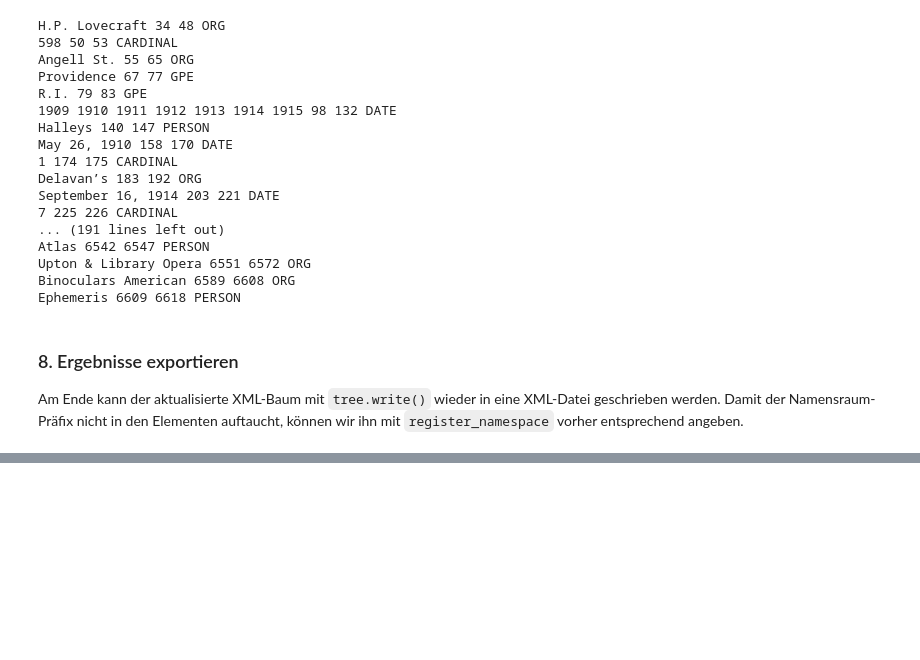
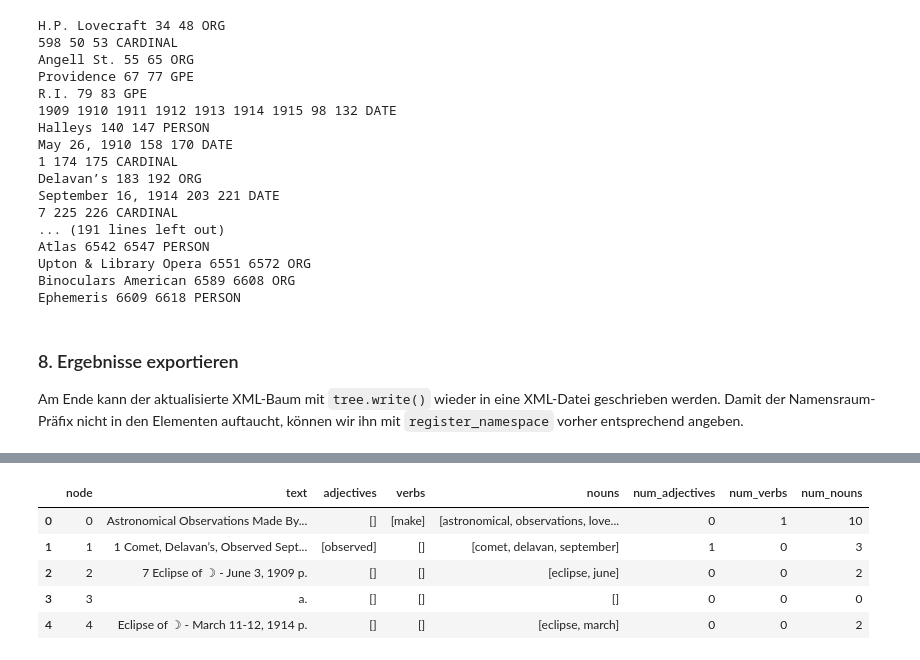
Before and after one commit to BibWiss/notebooks, a Jupyter notebook: ner4xml/ner4xml.ipynb, the cells around one changed output, grey strips where cells are left out. Drawn from its saved outputs; the diff is of its cells as text; code cells hidden in the pictures; blank space fills up the shorter version.

```diff
--- a/ner4xml/ner4xml.ipynb
+++ b/ner4xml/ner4xml.ipynb
@@ -249,0 +267,12 @@ tree.write('data/output.xml', xml_declaration=True, encoding='utf-8', method='xm
+# %%
+# Alles aus textfile → zu DataFrame → komplett anzeigen (scrollbar)
+
+# Sätze splitten und in DataFrame-Variable umwandeln
+sentences = [s.strip() for s in re.split(r'(?<!\w\.\w.)(?<![A-Z][a-z]\.)(?<=\.|\?)\s', textfile) if s.strip()]
+plaintext_df = pd.DataFrame({'nodes': range(len(sentences)), 'text': sentences})
+
+# Alle rows anzeigen
+with pd.option_context('display.max_rows', None, 'display.max_columns', None, 'display.max_colwidth', None):
+    display(plaintext_df)
+
+print(f" {len(plaintext_df)} Sätze komplett angezeigt")
@@ -249,0 +420,70 @@ tree.write('data/output.xml', xml_declaration=True, encoding='utf-8', method='xm
+# %%
+# POS-Tagging
+pos_features = []
+for idx, row in plaintext_df.iterrows():
+    text = row['text']
+    doc = nlp(text)
+
+# Bereinigte Features extrahieren (keine URLs, Zahlen, etc.)
+    adjectives = [
+        token.lemma_.lower()
+        for token in doc
+        if token.pos_ == 'ADJ'
+        and token.is_alpha
+        and not token.like_url
+        and len(token.text) > 2
+    ]
+    verbs = [
+        token.lemma_.lower()
+        for token in doc
+        if token.pos_ == 'VERB'
+        and token.is_alpha
+        and len(token.text) > 2
+    ]
+    nouns = [
+        token.lemma_.lower()
+        for token in doc
+        if token.pos_ in ['NOUN', 'PROPN']
+        and token.is_alpha
+        and len(token.text) > 2
+    ]
+
+    pos_features.append({
+        'node': row['nodes'],
+        'text': text,
+        'adjectives': adjectives,
+        'verbs': verbs,
+        'nouns': nouns,
+        'num_adjectives': len(adjectives),
+        'num_verbs': len(verbs),
+        'num_nouns': len(nouns)
+    })
+
+pos_df = pd.DataFrame(pos_features)
+display(pos_df.head())  # Besser als print
+
+# Top Listen
+print("\nTop 10 Adjektive (Lovecrafts Bewertungen):")
+all_adjs = [adj for row in pos_df['adjectives'] for adj in row]
+top_adjs = pd.Series(all_adjs).value_counts()
+print(top_adjs.head(10))
+
+print("\nTop 10 Verben:")
+all_verbs = [v for row in pos_df['verbs'] for v in row]
+top_verbs = pd.Series(all_verbs).value_counts()
+print(top_verbs.head(10))
+
+print("\nTop 10 Substantive:")
+all_nouns = [n for row in pos_df['nouns'] for n in row]
+top_nouns = pd.Series(all_nouns).value_counts()
+print(top_nouns.head(10))
+
+# CSV-Export: POS-Ergebnisse
+pos_df.to_csv('data/nlp_output/pos_tagging_plaintext.csv', index=False, encoding='utf-8')
+# %% [output]
+|  | node | text | adjectives | verbs | nouns | num_adjectives | num_verbs | num_nouns |
+| 0 | 0 | Astronomical Observations Made By... | [] | [make] | [astronomical, observations, love... | 0 | 1 | 10 |
+| 1 | 1 | 1 Comet, Delavan’s, Observed Sept... | [observed] | [] | [comet, delavan, september] | 1 | 0 | 3 |
+| 2 | 2 | 7 Eclipse of ☽︎ - June 3, 1909 p. | [] | [] | [eclipse, june] | 0 | 0 | 2 |
+| 3 | 3 | a. | [] | [] | [] | 0 | 0 | 0 |
+| 4 | 4 | Eclipse of ☽︎ - March 11-12, 1914 p. | [] | [] | [eclipse, march] | 0 | 0 | 2 |
```
Also changed, not shown: parts of 13 cells of this notebook, 1 other file.
